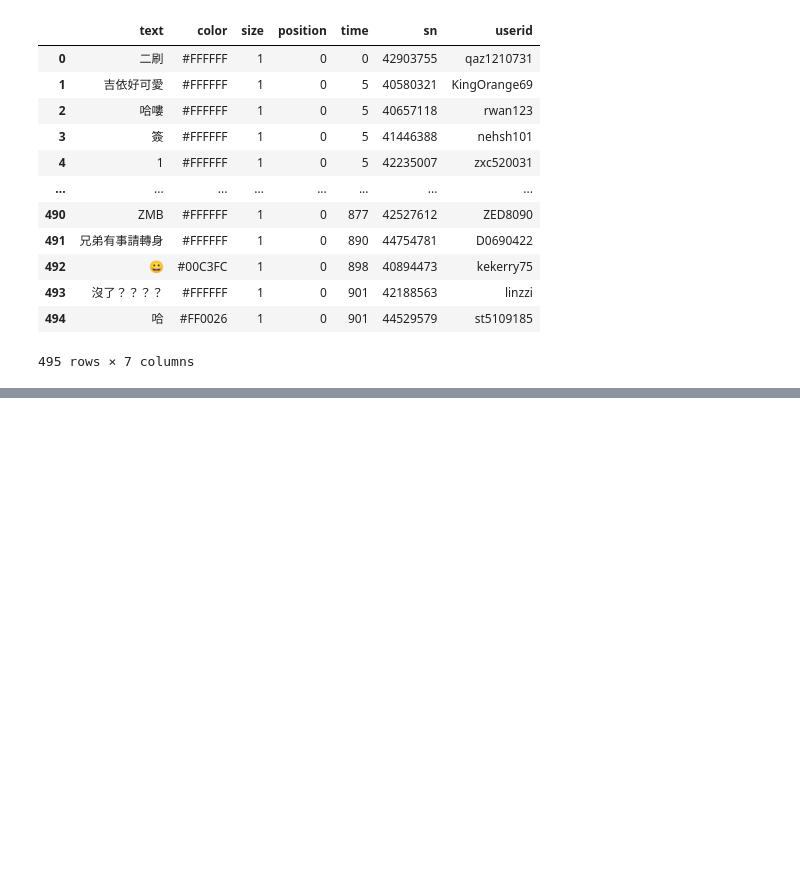
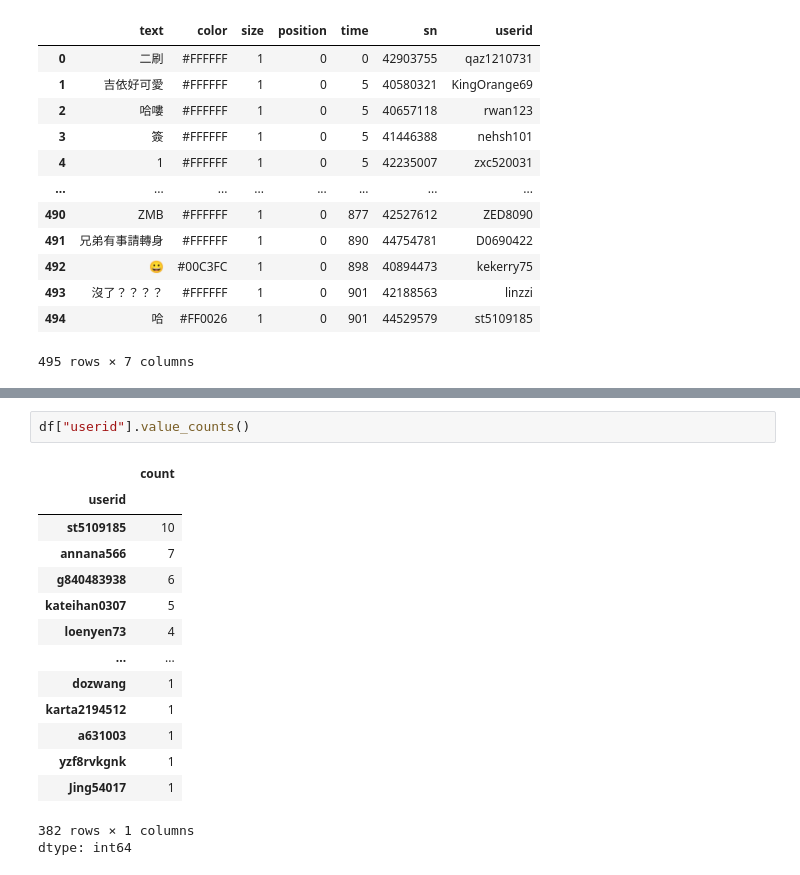
Before and after one commit to Elwing-Chou/ntut0607, a Jupyter notebook: ntut_0621_2.ipynb, the cells around one changed output, grey strips where cells are left out. Cells and saved outputs as stored; diff of their text form; blank space fills up the shorter version.

```diff
--- a/ntut_0621_2.ipynb
+++ b/ntut_0621_2.ipynb
@@ -256,0 +243,18 @@ df[cols]
+# %%
+df["userid"].value_counts()
+# %% [output]
+|  | count |
+| userid |  |
+| st5109185 | 10 |
+| annana566 | 7 |
+| g840483938 | 6 |
+| kateihan0307 | 5 |
+| loenyen73 | 4 |
+| ... | ... |
+| dozwang | 1 |
+| karta2194512 | 1 |
+| a631003 | 1 |
+| yzf8rvkgnk | 1 |
+| Jing54017 | 1 |
+382 rows × 1 columns
+dtype: int64
```
Also changed, not shown: parts of 3 cells of this notebook.
